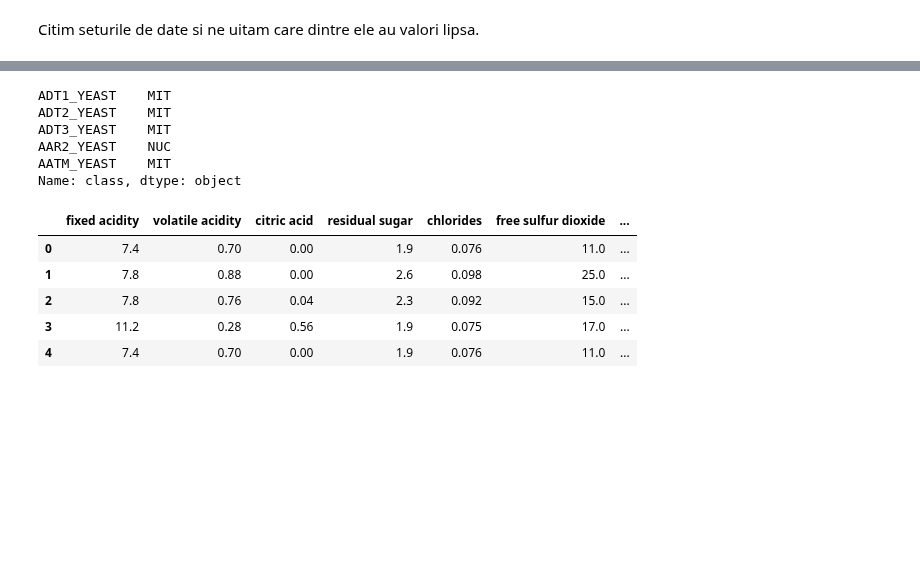
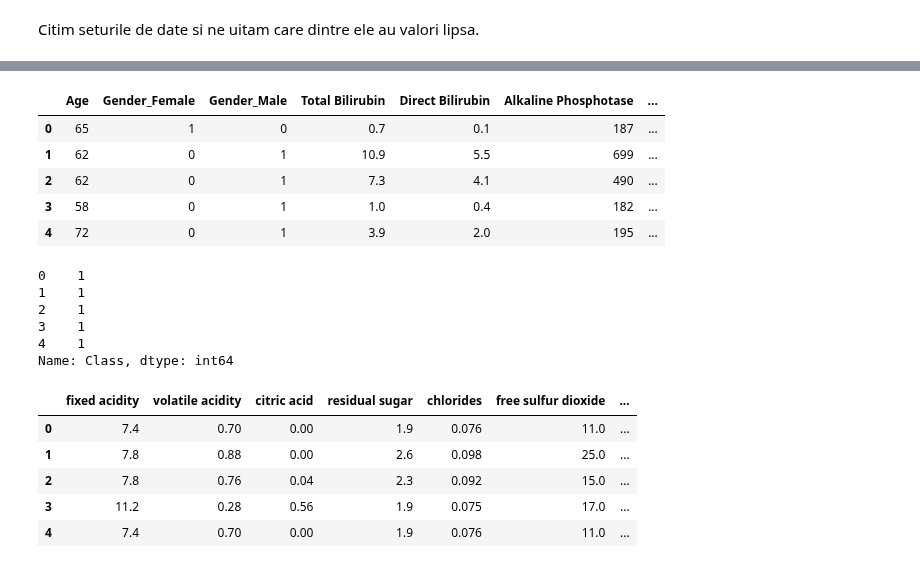
Before and after one commit to Bianca008/IDS_Lixandru_Pepene, a Jupyter notebook: Laborator6.ipynb, the cells around one changed output, grey strips where cells are left out. Drawn from its saved outputs; the diff is of its cells as text; code cells hidden in the pictures; blank space fills up the shorter version.

```diff
--- a/Laborator6.ipynb
+++ b/Laborator6.ipynb
@@ -112,0 +105,4 @@ x_yeast.head()
+# %%
+df_indian = pd.get_dummies(df_indian, columns = ["Gender"])
+
+df_indian.head()
@@ -113,10 +116,25 @@ x_yeast.head()
+# %%
+x_indian = df_indian[["Age", "Gender_Female", "Gender_Male", "Total Bilirubin", "Direct Bilirubin",
+                      "Alkaline Phosphotase", "Alamine Aminotransferase", "Aspartate Aminotransferase",
+                      "Total Protiens", "Albumin", "Ratio Albumin and Globulin Ration"]]
+
+y_indian = df_indian["Class"]
+
+x_indian.head()
+# %% [output]
+|  | Age | Gender_Female | Gender_Male | Total Bilirubin | Direct Bilirubin | Alkaline Phosphotase | ... |
+| 0 | 65 | 1 | 0 | 0.7 | 0.1 | 187 | ... |
+| 1 | 62 | 0 | 1 | 10.9 | 5.5 | 699 | ... |
+| 2 | 62 | 0 | 1 | 7.3 | 4.1 | 490 | ... |
+| 3 | 58 | 0 | 1 | 1.0 | 0.4 | 182 | ... |
+| 4 | 72 | 0 | 1 | 3.9 | 2.0 | 195 | ... |
 # %%
-y_yeast.head()
+y_indian.head()
 # %% [output]
-ADT1_YEAST    MIT
-ADT2_YEAST    MIT
-ADT3_YEAST    MIT
-AAR2_YEAST    NUC
-AATM_YEAST    MIT
-Name: class, dtype: object
+0    1
+1    1
+2    1
+3    1
+4    1
+Name: Class, dtype: int64
 # %%
```
Also changed, not shown: parts of 109 cells of this notebook, 2 other files.
